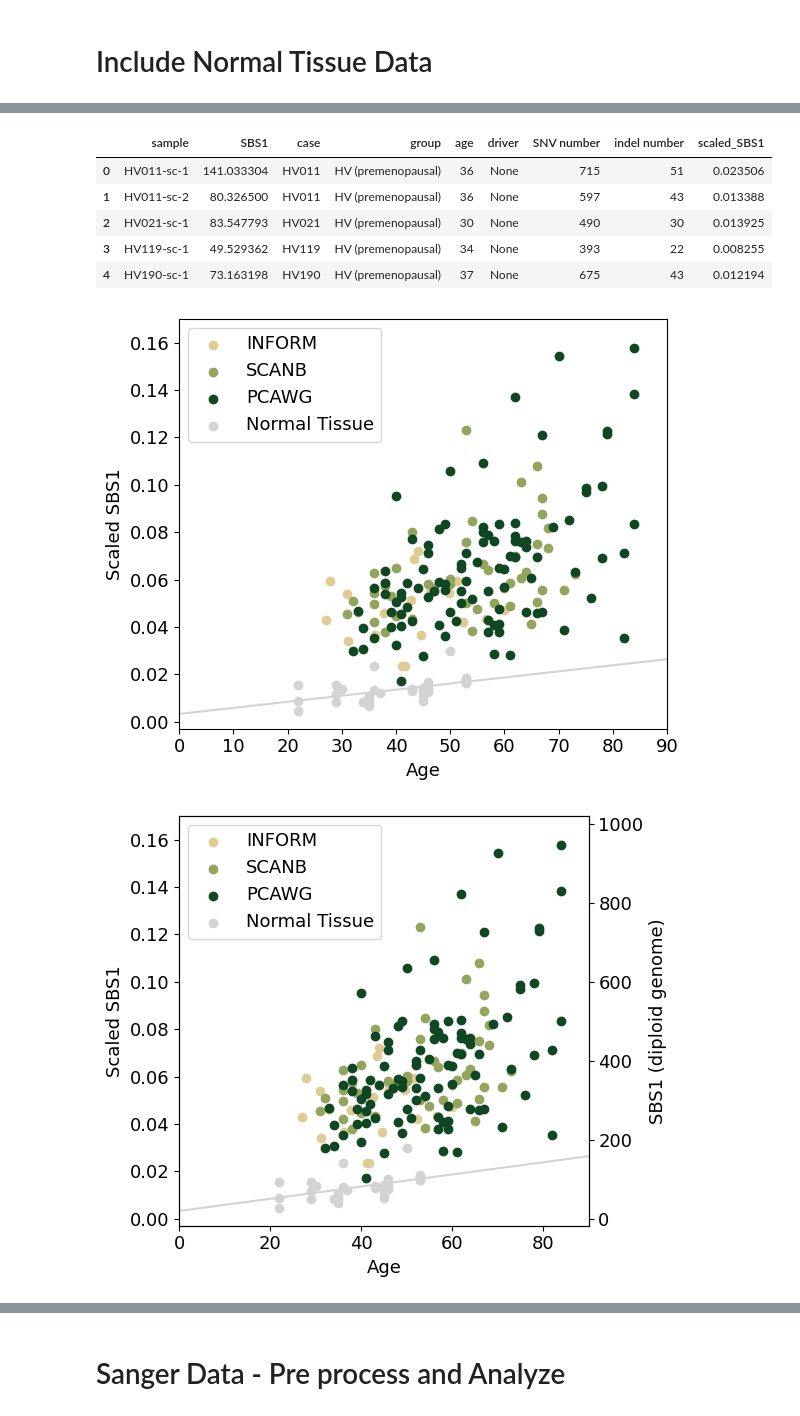
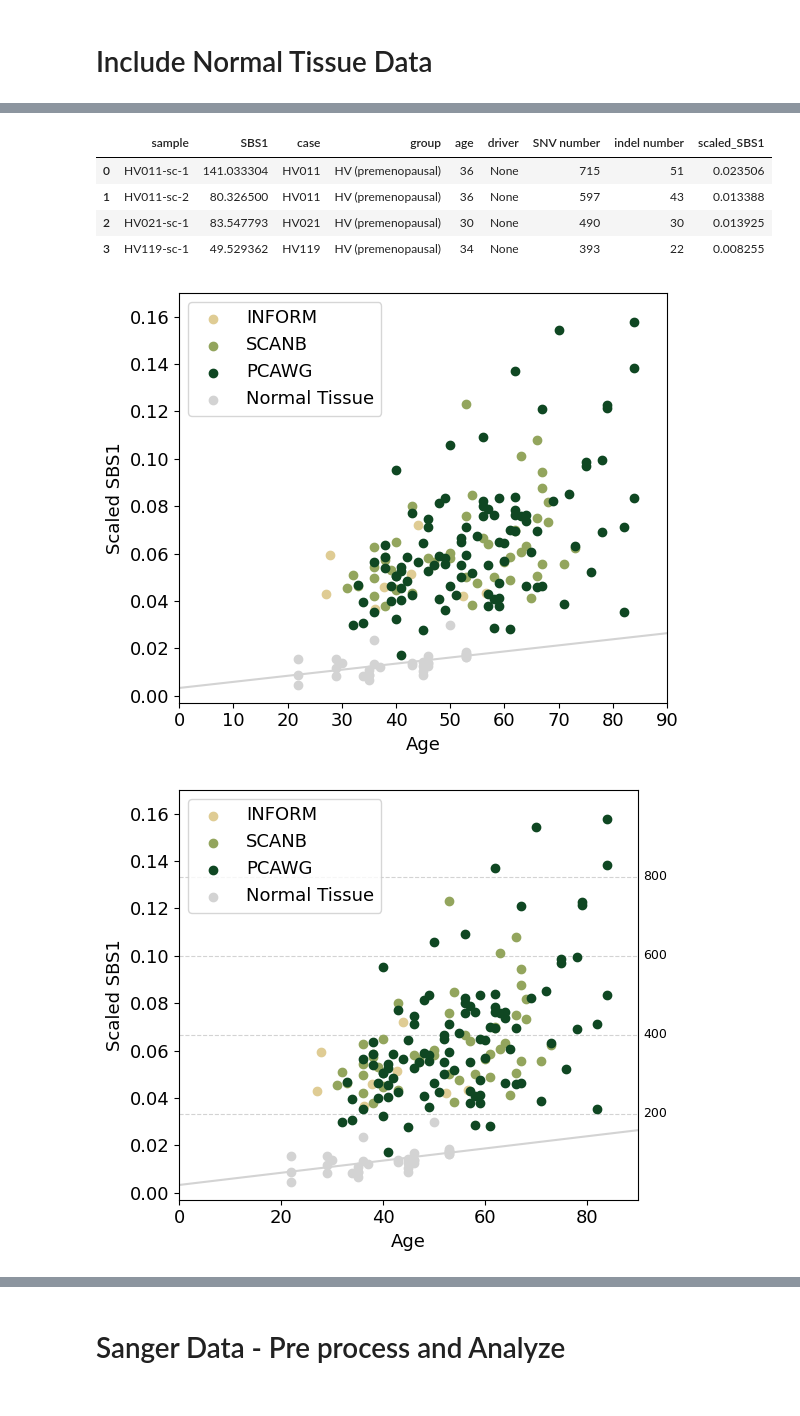
Before and after one commit to michandreop/HRDTimer, a Jupyter notebook: notebooks/paper_figures/Fig3.ipynb, the cells around one changed output, grey strips where cells are left out. Drawn from its saved outputs; the diff is of its cells as text; code cells hidden in the pictures.

```diff
--- a/notebooks/paper_figures/Fig3.ipynb
+++ b/notebooks/paper_figures/Fig3.ipynb
@@ -206,10 +112,2 @@ plt.show()
 # %% [markdown]
 # Include Normal Tissue Data
-# %%
-# Load mutation matrix (Eg from SigProfiler output)
-X = pd.read_csv('../../output/SBS/Input_vcffiles.SBS96.all', delimiter='\t', index_col=0)
-# Load an example MuSiCal catalog to get the index order
-catalog = musical.load_catalog('COSMIC_v3p2_SBS_WGS')
-W = catalog.W
-# Re-index count matrix
-X = X.reindex(W.index)
@@ -231,5 +114,5 @@ X = X.reindex(W.index)
 # %%
-mutation_matrix = pd.read_csv('/Volumes/extSSD/park_lab/HRDTimer_Analysis/Japanese_data/vcfs/output/SBS/Input_vcffiles.SBS96.all', delimiter='\t', index_col=0)
+mutation_matrix = pd.read_csv('../../raw_input_data/NormalTissueData/vcfs/output/SBS/Input_vcffiles.SBS96.all', delimiter='\t', index_col=0)
 catalog = musical.load_catalog('COSMIC_v3p2_SBS_WGS')
 catalog.restrict_catalog(tumor_type='Breast.AdenoCA', is_MMRD=False, is_PPD=False)
 W = catalog.W
@@ -237,7 +120,7 @@ W = W.reindex(mutation_matrix.index)
 mutation_matrix = mutation_matrix.loc[:, (mutation_matrix != 0).any(axis=0)]
 H, model = musical.refit.refit(mutation_matrix, W, method='likelihood_bidirectional', thresh=0.001)
 # %%
-norm_tissue_data = pd.read_csv("/Volumes/extSSD/park_lab/HRDTimer_Analysis/Japanese_Fig1.txt", delimiter='\t')
+norm_tissue_data = pd.read_csv("../../data/input/Japanese_Fig1.txt", delimiter='\t')
 
 NormalTissueExposures = H.T
 NormalTissueExposures['sample'] = NormalTissueExposures.index
@@ -246,23 +129,19 @@ NormalTissueExposures = NormalTissueExposures.merge(norm_tissue_data, on='sample
 NormalTissueExposures['scaled_SBS1'] = NormalTissueExposures['SBS1'] / (2 * 3000)
 NormalTissueExposures = NormalTissueExposures[NormalTissueExposures['group'] != 'BC (postmenopausal)']
 #NormalTissueExposures.to_csv("/Volumes/extSSD/park_lab/HRDTimer_Analysis/AAA_Apr25_plots/data/NormalTissue_SBS1_Age_plot.csv")
-NormalTissueExposures.head()
+NormalTissueExposures.head(4)
 # %% [output]
 |  | sample | SBS1 | case | group | age | driver | SNV number | indel number | scaled_SBS1 |
 | 0 | HV011-sc-1 | 141.033304 | HV011 | HV (premenopausal) | 36 | None | 715 | 51 | 0.023506 |
 | 1 | HV011-sc-2 | 80.326500 | HV011 | HV (premenopausal) | 36 | None | 597 | 43 | 0.013388 |
 | 2 | HV021-sc-1 | 83.547793 | HV021 | HV (premenopausal) | 30 | None | 490 | 30 | 0.013925 |
 | 3 | HV119-sc-1 | 49.529362 | HV119 | HV (premenopausal) | 34 | None | 393 | 22 | 0.008255 |
-| 4 | HV190-sc-1 | 73.163198 | HV190 | HV (premenopausal) | 37 | None | 675 | 43 | 0.012194 |
 # %%
 x = NormalTissueExposures['age']
 y = NormalTissueExposures['scaled_SBS1']
 slope, intercept, *_ = linregress(x, y)
 x_fit = np.linspace(0, 90, 100)
 y_fit = slope * x_fit + intercept
-
-SBS1_acceleration_df = pd.concat([PCAWG_Metadata, SCANB_Metadata, INFORM_Metadata])
-colors = {'INFORM': '#DFCC94', 'SCANB': '#93A55D', 'PCAWG': '#0F4722'}
 
 fig, ax = plt.subplots(figsize=(6, 5))
 for cohort, color in colors.items():
@@ -277,43 +156,44 @@ ax.legend()
 plt.xlim(0, 90)
 plt.ylim(-0.003, 0.17)
 plt.tight_layout()
-plt.savefig("/Users/michail/HMS Dropbox/Michail Andreopoulos/HRDTimer/data/output/output_plots/SBS1_Acceleration_Bulk.pdf", format='pdf', bbox_inches='tight')
+plt.savefig("../../data/output/output_plots/SBS1_Acceleration_Bulk.pdf", format='pdf', bbox_inches='tight')
 plt.show()
 # %% [output]
-[figure, old version]
+[figure, new version]
 # %%
 x = NormalTissueExposures['age']
 y = NormalTissueExposures['scaled_SBS1']
 slope, intercept, *_ = linregress(x, y)
 x_fit = np.linspace(0, 90, 100)
 y_fit = slope * x_fit + intercept
-
-SBS1_acceleration_df = pd.concat([PCAWG_Metadata, SCANB_Metadata, INFORM_Metadata])
-colors = {'INFORM': '#DFCC94', 'SCANB': '#93A55D', 'PCAWG': '#0F4722'}
 
 fig, ax = plt.subplots(figsize=(6, 5))
 
 # Main scatter plot
 for cohort, color in colors.items():
     df = SBS1_acceleration_df[SBS1_acceleration_df['Cohort'] == cohort]
     ax.scatter(df['age'], df['scaled_SBS1'], label=cohort, color=color)
 
+# Add normal tissue scatter and fit
 ax.scatter(x, y, color='lightgrey', label='Normal Tissue')
 ax.plot(x_fit, y_fit, '-', color='lightgrey')
 
 ax.set_xlabel('Age')
 ax.set_ylabel('Scaled SBS1')
-ax.legend(loc='upper left')
 ax.set_xlim(0, 90)
 ax.set_ylim(-0.003, 0.17)
 
-# Add second y-axis
-ax2 = ax.twinx()
-ax2.set_ylim(ax.get_ylim()[0] * 2 * 3000, ax.get_ylim()[1] * 2 * 3000)
-ax2.set_ylabel('SBS1 (diploid genome)')
+# Add dotted horizontal lines for selected SBS1 (diploid genome) values
+diploid_values = [200,400,600, 800]
+for val in diploid_values:
+    scaled_val = val / 6000  # convert to scaled SBS1 units
+    ax.axhline(y=scaled_val, linestyle='--', color='lightgrey', linewidth=0.8, zorder=0)
+    ax.text(91, scaled_val, f'{val}', va='center', ha='left', fontsize=9)
+
+ax.legend(loc='upper left')
 
 plt.tight_layout()
-plt.savefig("/Users/michail/HMS Dropbox/Michail Andreopoulos/HRDTimer/data/output/output_plots/SBS1_Acceleration_Bulk.pdf", format='pdf', bbox_inches='tight')
+plt.savefig("../../data/output/output_plots/SBS1_Acceleration_Bulk.pdf", format='pdf', bbox_inches='tight')
 plt.show()
 # %% [output]
-[figure, old version]
+[figure, new version]
```
Also changed, not shown: parts of 20 cells of this notebook, 20 other files.
